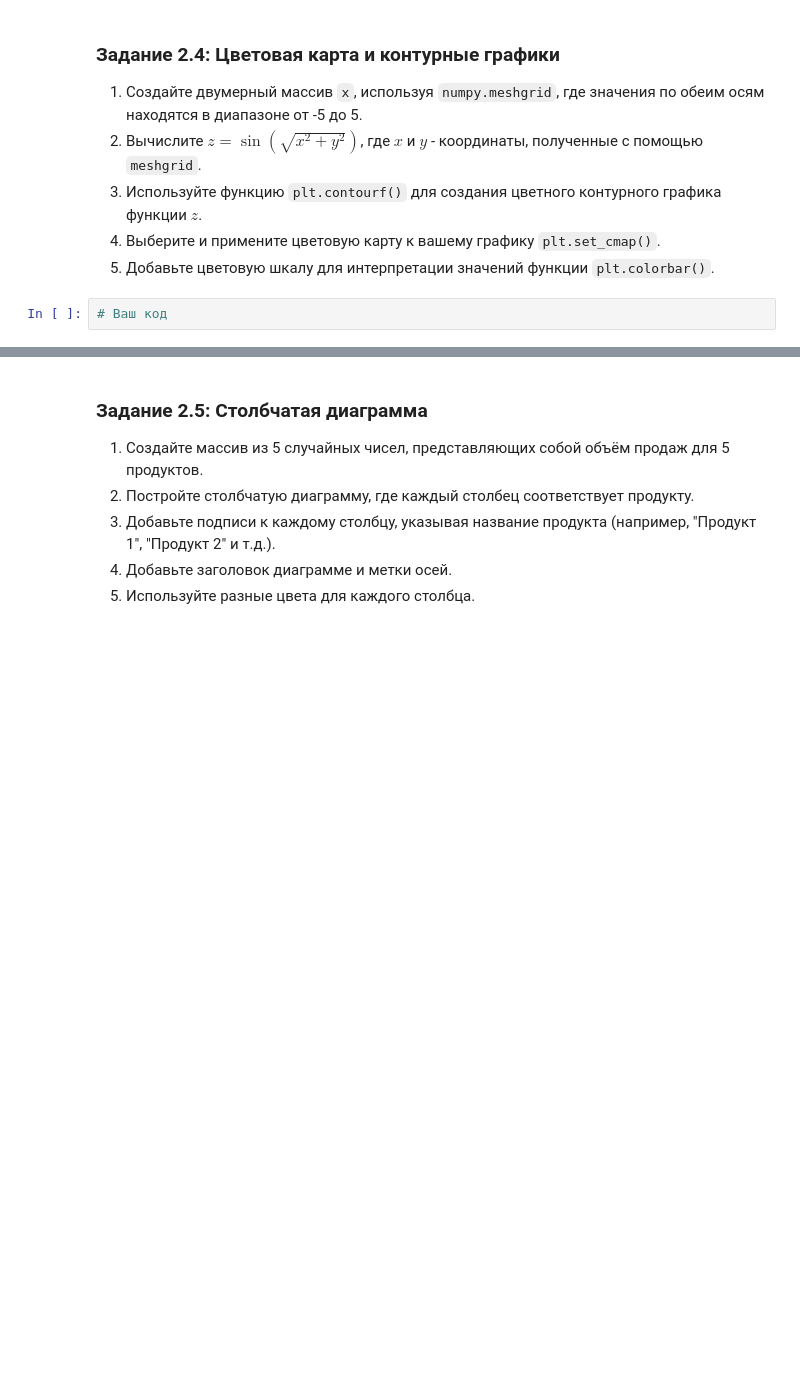
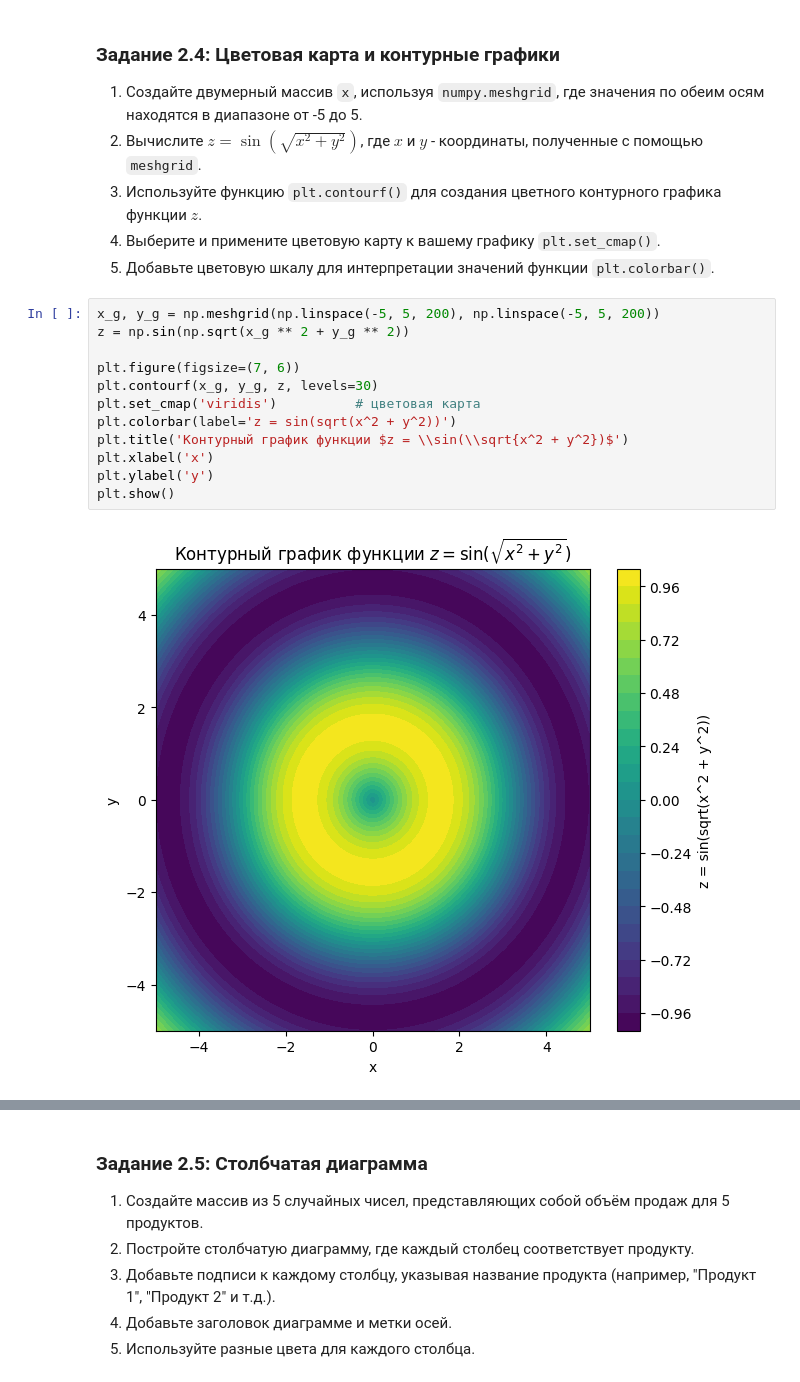
Before and after one commit to MaGNeT49/computer_math, a Jupyter notebook: 3. Библиотеки Matplotlib, Plotly/Практическая_работа_№3_Matplotlib_Plotly.ipynb, the cells around one changed output, grey strips where cells are left out. Cells and saved outputs as stored; diff of their text form; blank space fills up the shorter version.

```diff
--- a/3. Библиотеки Matplotlib, Plotly/Практическая_работа_№3_Matplotlib_Plotly.ipynb
+++ b/3. Библиотеки Matplotlib, Plotly/Практическая_работа_№3_Matplotlib_Plotly.ipynb
@@ -235,8 +300,20 @@ np.savetxt('data.txt', data, delimiter=' ')
 3. Используйте функцию `plt.contourf()` для создания цветного контурного графика функции $z$.
 4. Выберите и примените цветовую карту к вашему графику `plt.set_cmap()`.
 5. Добавьте цветовую шкалу для интерпретации значений функции `plt.colorbar()`.
-# %%
-# Ваш код
+# %%
+x_g, y_g = np.meshgrid(np.linspace(-5, 5, 200), np.linspace(-5, 5, 200))
+z = np.sin(np.sqrt(x_g ** 2 + y_g ** 2))
+
+plt.figure(figsize=(7, 6))
+plt.contourf(x_g, y_g, z, levels=30)
+plt.set_cmap('viridis')          # цветовая карта
+plt.colorbar(label='z = sin(sqrt(x^2 + y^2))')
+plt.title('Контурный график функции $z = \\sin(\\sqrt{x^2 + y^2})$')
+plt.xlabel('x')
+plt.ylabel('y')
+plt.show()
+# %% [output]
+[figure, added]
 # %% [markdown]
 ![image.png](embedded-picture-1)
 # %% [markdown]
```
Also changed, not shown: parts of 19 cells of this notebook, 22 other files.
